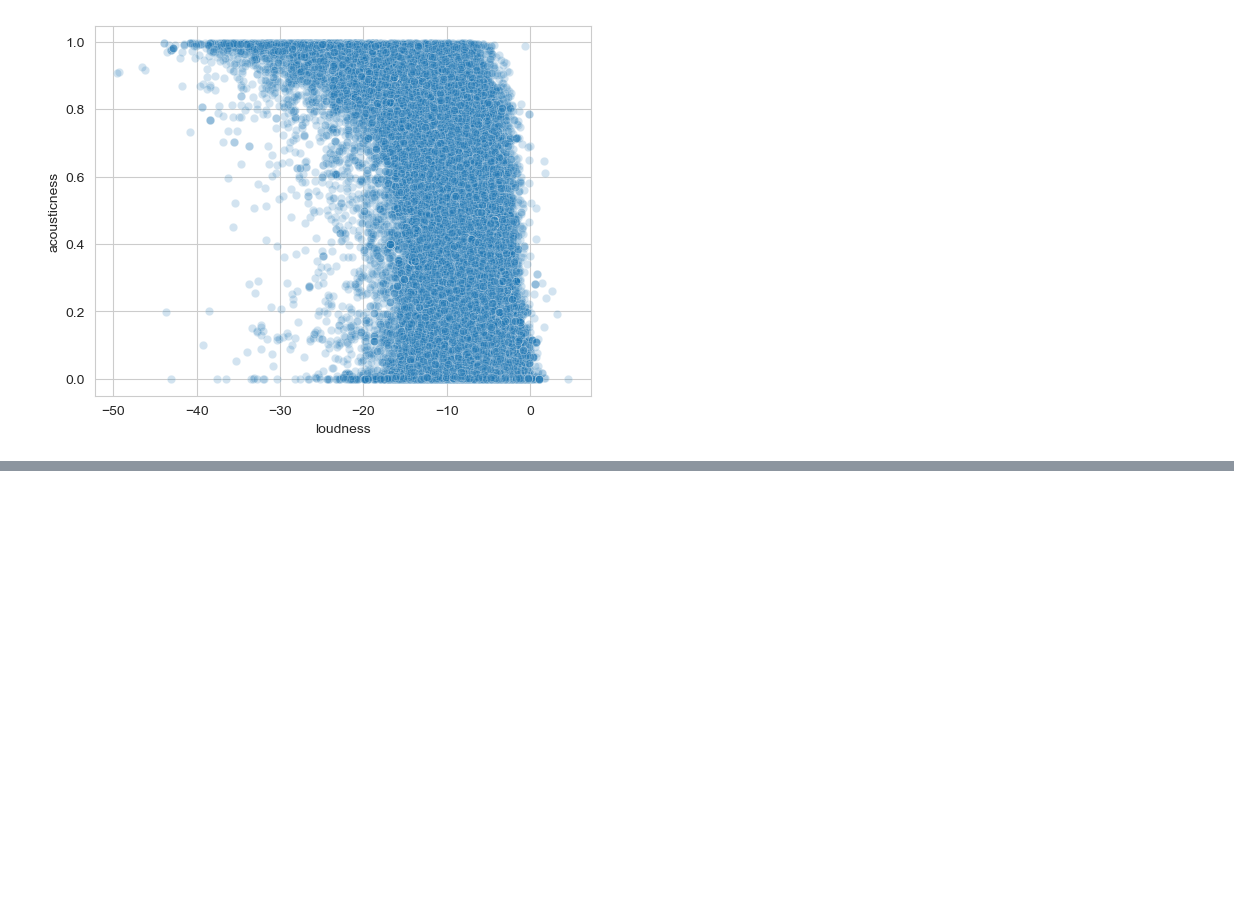
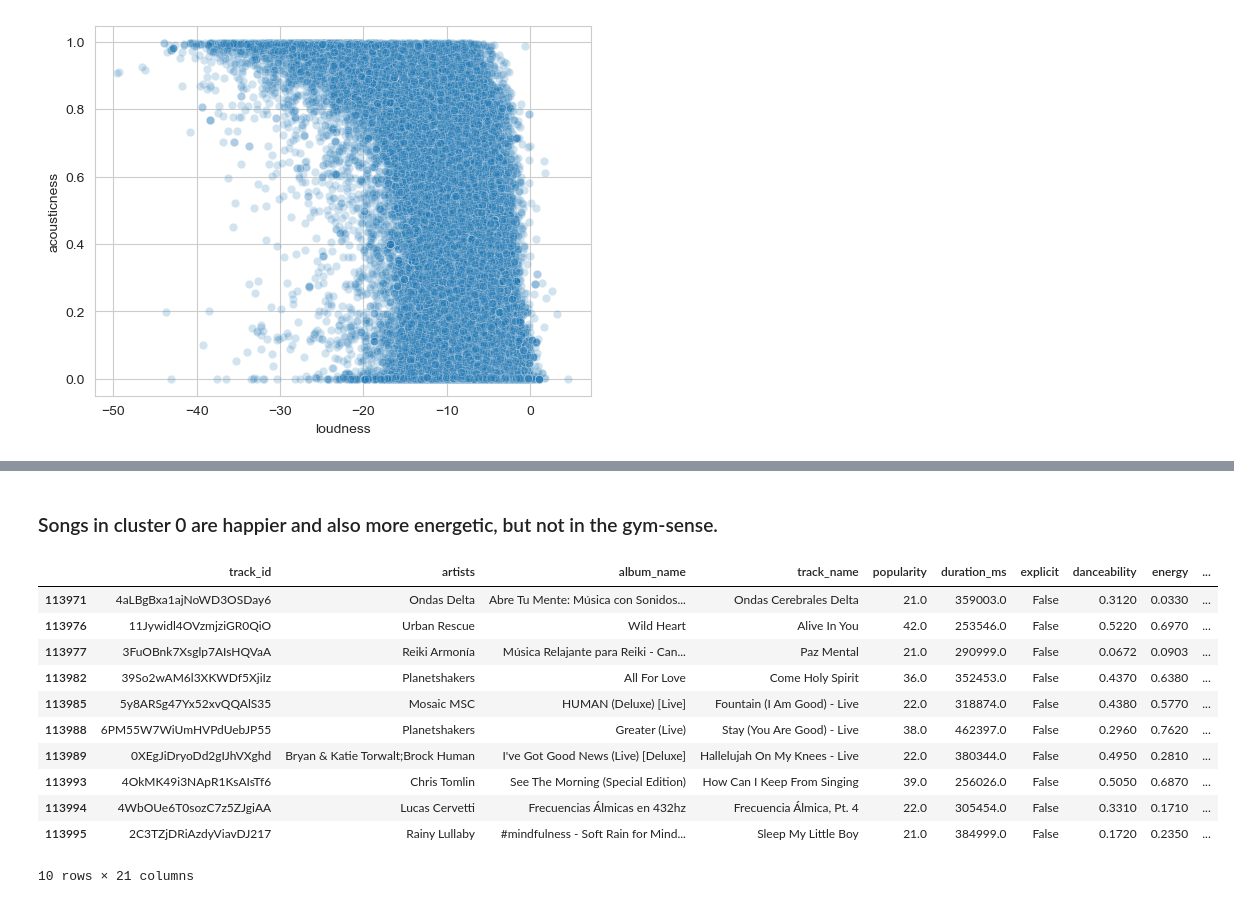
Before and after one commit to sahilalamgir/playlist-generator, a Jupyter notebook: main.ipynb, the cells around one changed output, grey strips where cells are left out. Saved outputs shown, nothing was run; the diff lists cells and outputs as text; code cells hidden in the pictures; blank space fills up the shorter version.

```diff
--- a/main.ipynb
+++ b/main.ipynb
@@ -202,0 +295,17 @@ sns.scatterplot(data=df, x="loudness", y="acousticness", alpha=0.2)
+# %% [markdown]
+### Songs in cluster 0 are happier and also more energetic, but not in the gym-sense.
+# %%
+new_df[new_df["cluster"] == 1].tail(10)
+# %% [output]
+|  | track_id | artists | album_name | track_name | popularity | duration_ms | explicit | danceability | energy | ... |
+| 113971 | 4aLBgBxa1ajNoWD3OSDay6 | Ondas Delta | Abre Tu Mente: Música con Sonidos... | Ondas Cerebrales Delta | 21.0 | 359003.0 | False | 0.3120 | 0.0330 | ... |
+| 113976 | 11Jywidl4OVzmjziGR0QiO | Urban Rescue | Wild Heart | Alive In You | 42.0 | 253546.0 | False | 0.5220 | 0.6970 | ... |
+| 113977 | 3FuOBnk7Xsglp7AIsHQVaA | Reiki Armonía | Música Relajante para Reiki - Can... | Paz Mental | 21.0 | 290999.0 | False | 0.0672 | 0.0903 | ... |
+| 113982 | 39So2wAM6l3XKWDf5XjiIz | Planetshakers | All For Love | Come Holy Spirit | 36.0 | 352453.0 | False | 0.4370 | 0.6380 | ... |
+| 113985 | 5y8ARSg47Yx52xvQQAlS35 | Mosaic MSC | HUMAN (Deluxe) [Live] | Fountain (I Am Good) - Live | 22.0 | 318874.0 | False | 0.4380 | 0.5770 | ... |
+| 113988 | 6PM55W7WiUmHVPdUebJP55 | Planetshakers | Greater (Live) | Stay (You Are Good) - Live | 38.0 | 462397.0 | False | 0.2960 | 0.7620 | ... |
+| 113989 | 0XEgJiDryoDd2gIJhVXghd | Bryan & Katie Torwalt;Brock Human | I've Got Good News (Live) [Deluxe] | Hallelujah On My Knees - Live | 22.0 | 380344.0 | False | 0.4950 | 0.2810 | ... |
+| 113993 | 4OkMK49i3NApR1KsAIsTf6 | Chris Tomlin | See The Morning (Special Edition) | How Can I Keep From Singing | 39.0 | 256026.0 | False | 0.5050 | 0.6870 | ... |
+| 113994 | 4WbOUe6T0sozC7z5ZJgiAA | Lucas Cervetti | Frecuencias Álmicas en 432hz | Frecuencia Álmica, Pt. 4 | 22.0 | 305454.0 | False | 0.3310 | 0.1710 | ... |
+| 113995 | 2C3TZjDRiAzdyViavDJ217 | Rainy Lullaby | #mindfulness - Soft Rain for Mind... | Sleep My Little Boy | 21.0 | 384999.0 | False | 0.1720 | 0.2350 | ... |
+10 rows × 21 columns
```
Also changed, not shown: parts of 21 cells of this notebook.
